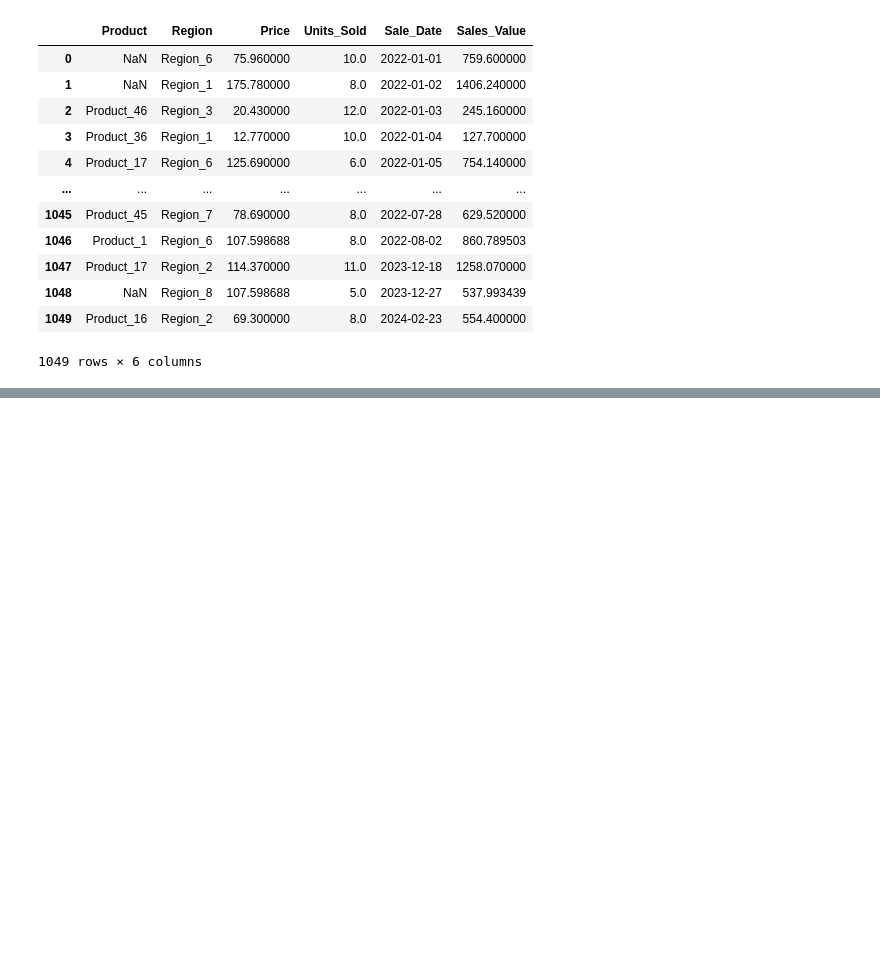
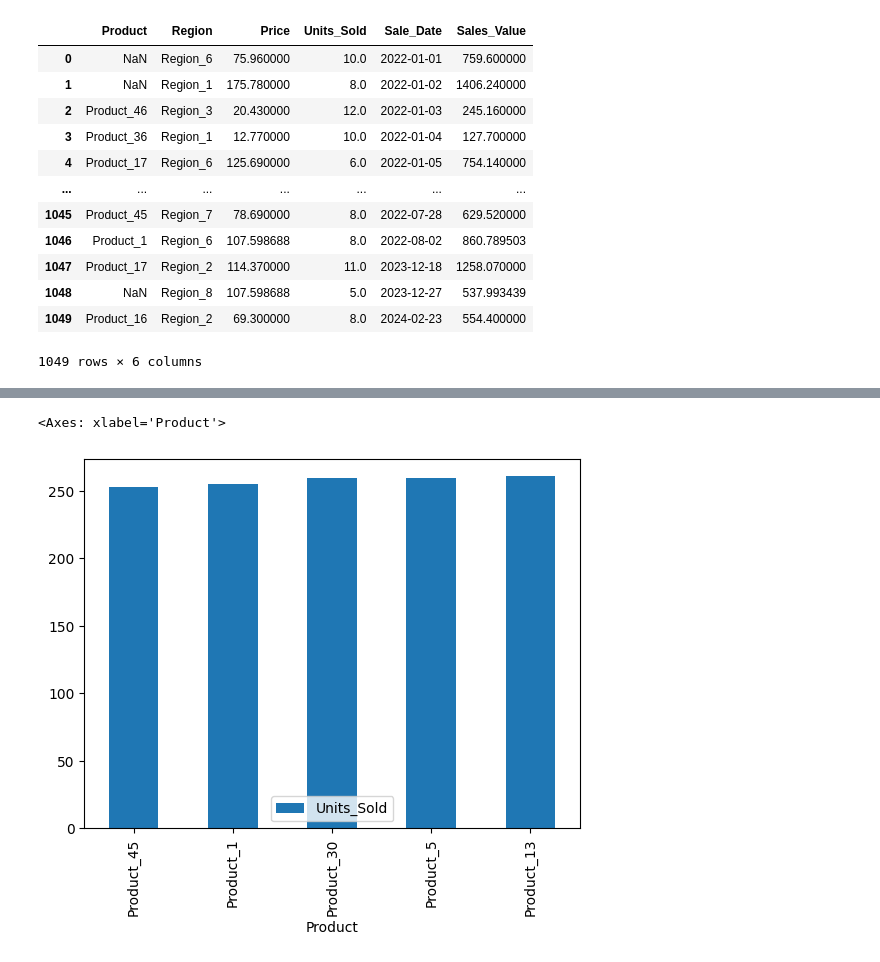
Before and after one commit to RSaima/schulich_data_science, a Jupyter notebook: DataScience_A1_SR.ipynb, the cells around one changed output, grey strips where cells are left out. Saved outputs shown, nothing was run; the diff lists cells and outputs as text; code cells hidden in the pictures; blank space fills up the shorter version.

```diff
--- a/DataScience_A1_SR.ipynb
+++ b/DataScience_A1_SR.ipynb
@@ -304,0 +273,4 @@ sns.histplot(df3.Product)
+# %%
+df3.groupby('Product', as_index=False)[['Units_Sold']].sum()
+df4 = df3.groupby('Product', as_index=False)['Units_Sold'].sum().sort_values(by=['Units_Sold']).tail(5)
+df4
@@ -304,0 +284,6 @@ sns.histplot(df3.Product)
+# %%
+df4.set_index('Product', inplace=True)
+df4.plot(kind='bar', stacked= True)
+# %% [output]
+<Axes: xlabel='Product'>
+[figure, added]
```
Also changed, not shown: parts of 18 cells of this notebook, 1 other file.
